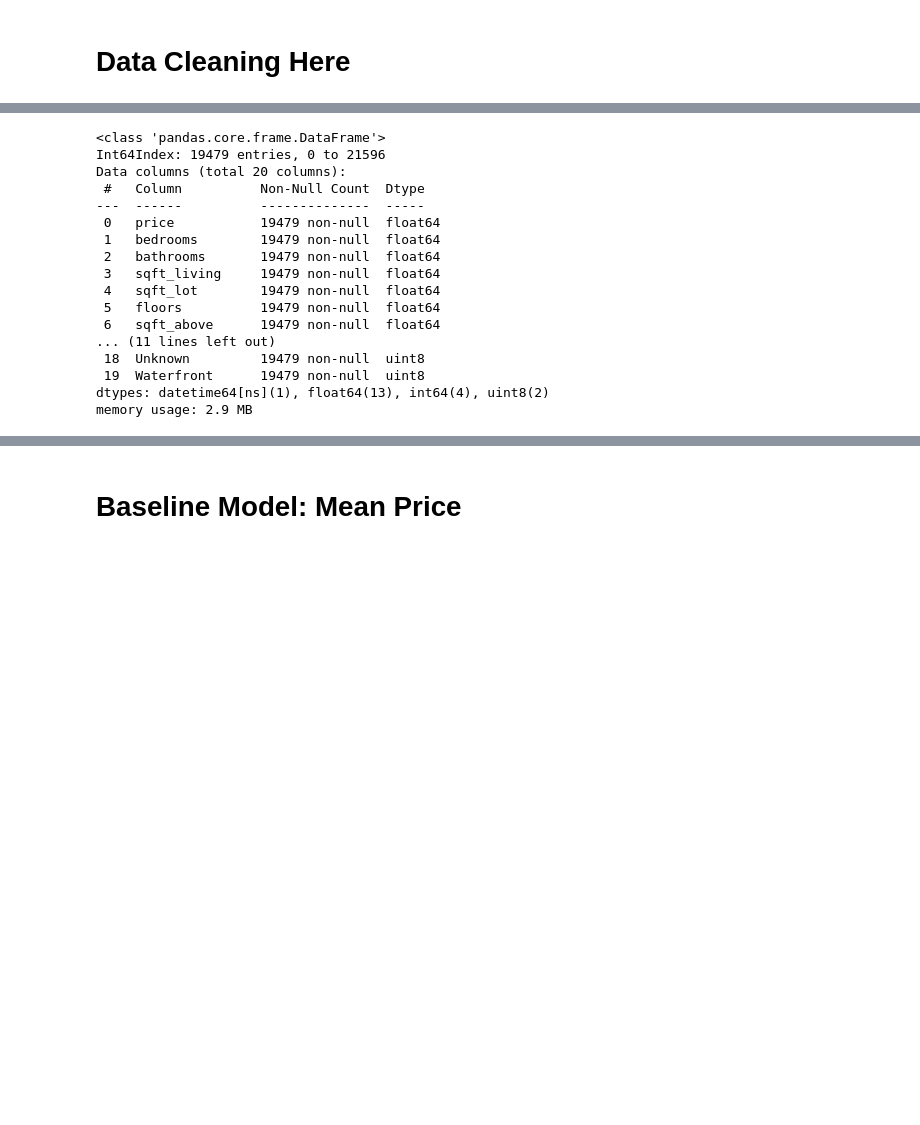
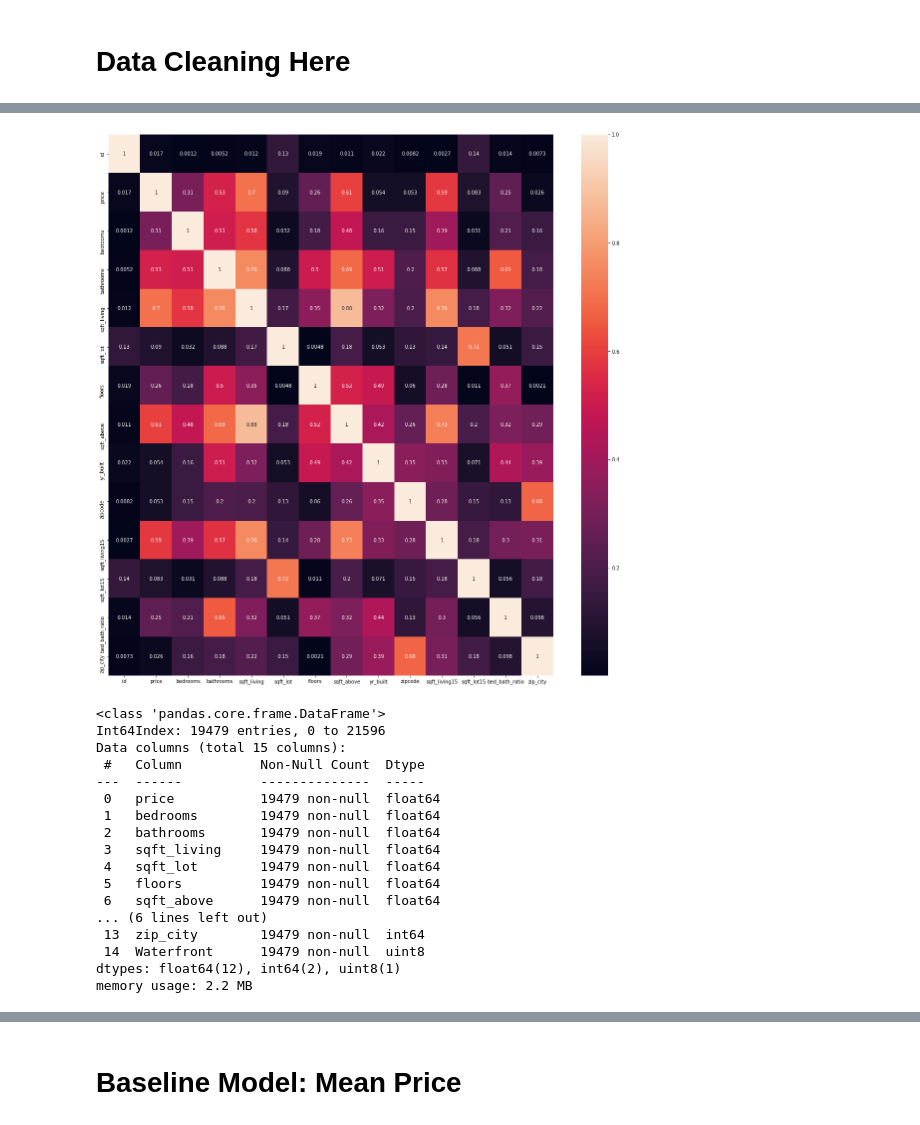
Before and after one commit to MackoyS/sarah-and-mackoy-price-modeling, a Jupyter notebook: DraftProject.ipynb, the cells around one changed output, grey strips where cells are left out. Saved outputs shown, nothing was run; the diff lists cells and outputs as text; code cells hidden in the pictures; blank space fills up the shorter version.

```diff
--- a/DraftProject.ipynb
+++ b/DraftProject.ipynb
@@ -277,12 +291,14 @@ memory usage: 2.1 MB
+# %%
+#vis of clean_df
+plt.figure(figsize=(20,20))
+sns.heatmap(df.corr().abs(), annot=True)
+plt.show()
+# %% [output]
+[figure, added]
 # %%
 #add the no_out data back into the full clean dataframe
 
 not_out = main_df.copy()
-
-
-
-
-
 
 #drop the columns that we have cleaned for outliers
 not_out = not_out.drop(columns= ['price', 'bedrooms', 'bathrooms', 'sqft_living', 'sqft_lot', 'floors', 'sqft_above', 'sqft_living15', 'sqft_lot15', 'grade_num', 'bed_bath_ratio','mean_price'], axis=1)
@@ -295,10 +311,13 @@ clean_df = clean_df.dropna()
 
 #check to make sure that we have all our columns with the same amount of data
 clean_df.info()
+
+#store our cleaned data as a csv file for future use
+clean_df.to_csv('clean_df.csv')
 # %% [output]
 <class 'pandas.core.frame.DataFrame'>
 Int64Index: 19479 entries, 0 to 21596
-Data columns (total 20 columns):
+Data columns (total 15 columns):
  #   Column          Non-Null Count  Dtype
 ---  ------          --------------  -----
  0   price           19479 non-null  float64
@@ -308,8 +327,8 @@ Data columns (total 20 columns):
  4   sqft_lot        19479 non-null  float64
  5   floors          19479 non-null  float64
  6   sqft_above      19479 non-null  float64
-... (11 lines left out)
- 18  Unknown         19479 non-null  uint8
- 19  Waterfront      19479 non-null  uint8
-dtypes: datetime64[ns](1), float64(13), int64(4), uint8(2)
-memory usage: 2.9 MB
+... (6 lines left out)
+ 13  zip_city        19479 non-null  int64
+ 14  Waterfront      19479 non-null  uint8
+dtypes: float64(12), int64(2), uint8(1)
+memory usage: 2.2 MB
```
Also changed, not shown: parts of 10 cells of this notebook.
